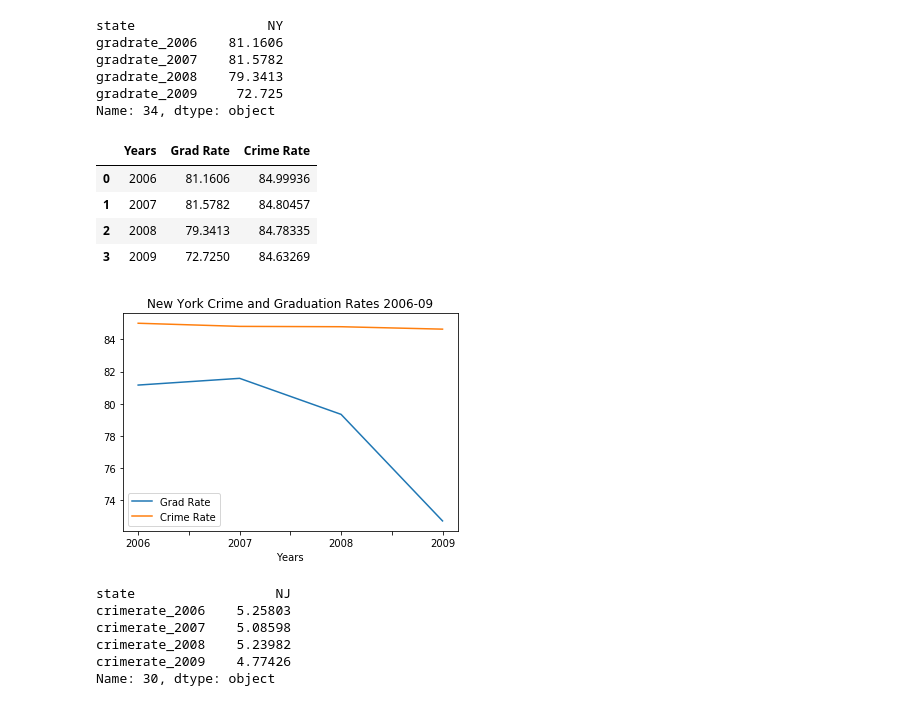
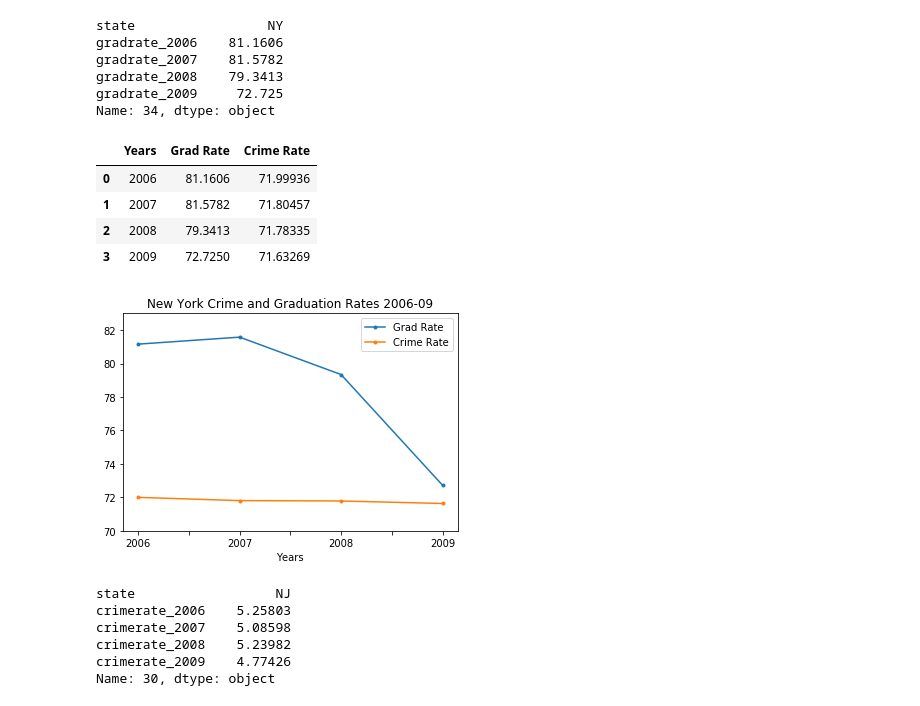
Before and after one commit to klcurtiss/Project1work, a Jupyter notebook: AP Project 1.ipynb, the cells around one changed output. Cells and saved outputs as stored; diff of their text form; code cells hidden in the pictures.

```diff
--- a/AP Project 1.ipynb
+++ b/AP Project 1.ipynb
@@ -525,7 +525,7 @@ Name: 34, dtype: object
 #Added (Shifted) 80 to Crime Rate data to compare slopes between Crime rates and Grad Rates. For better Visual Comparison
 NY_grads_crime = {'Years': ['2006','2007', '2008', '2009'],
             'Grad Rate': [81.1606,81.5782,79.3413,72.725],
-            'Crime Rate': [84.99936,84.80457,84.78335,84.63269]
+            'Crime Rate': [71.99936,71.80457,71.78335,71.63269]
         }
 
 NY_grads_crime_df = pd.DataFrame(NY_grads_crime, columns = ['Years','Grad Rate','Crime Rate'])
@@ -533,19 +533,20 @@ NY_grads_crime_df = pd.DataFrame(NY_grads_crime, columns = ['Years','Grad Rate',
 NY_grads_crime_df
 # %% [output]
 |  | Years | Grad Rate | Crime Rate |
-| 0 | 2006 | 81.1606 | 84.99936 |
-| 1 | 2007 | 81.5782 | 84.80457 |
-| 2 | 2008 | 79.3413 | 84.78335 |
-| 3 | 2009 | 72.7250 | 84.63269 |
+| 0 | 2006 | 81.1606 | 71.99936 |
+| 1 | 2007 | 81.5782 | 71.80457 |
+| 2 | 2008 | 79.3413 | 71.78335 |
+| 3 | 2009 | 72.7250 | 71.63269 |
 # %%
 #Graphing NY Crime Rates and Grad Rates
-NY_grads_crime_df.plot(x ='Years', y=['Grad Rate','Crime Rate'], kind = 'line')
+NY_grads_crime_df.plot(x ='Years', y=['Grad Rate','Crime Rate'], kind = 'line', style = '.-')
+plt.ylim(70,83)
 
 #NY_grads_crime_df.plot(x ='Grad Rate', y='Crime Rate', kind = 'scatter')
 plt.title('New York Crime and Graduation Rates 2006-09')
 plt.show()
 # %% [output]
-[figure, old version]
+[figure, new version]
 # %%
 #Selecting Crime rate Data for NJ
 crimerates_allyears.iloc[30]
```
Also changed, not shown: parts of 3 cells of this notebook.
